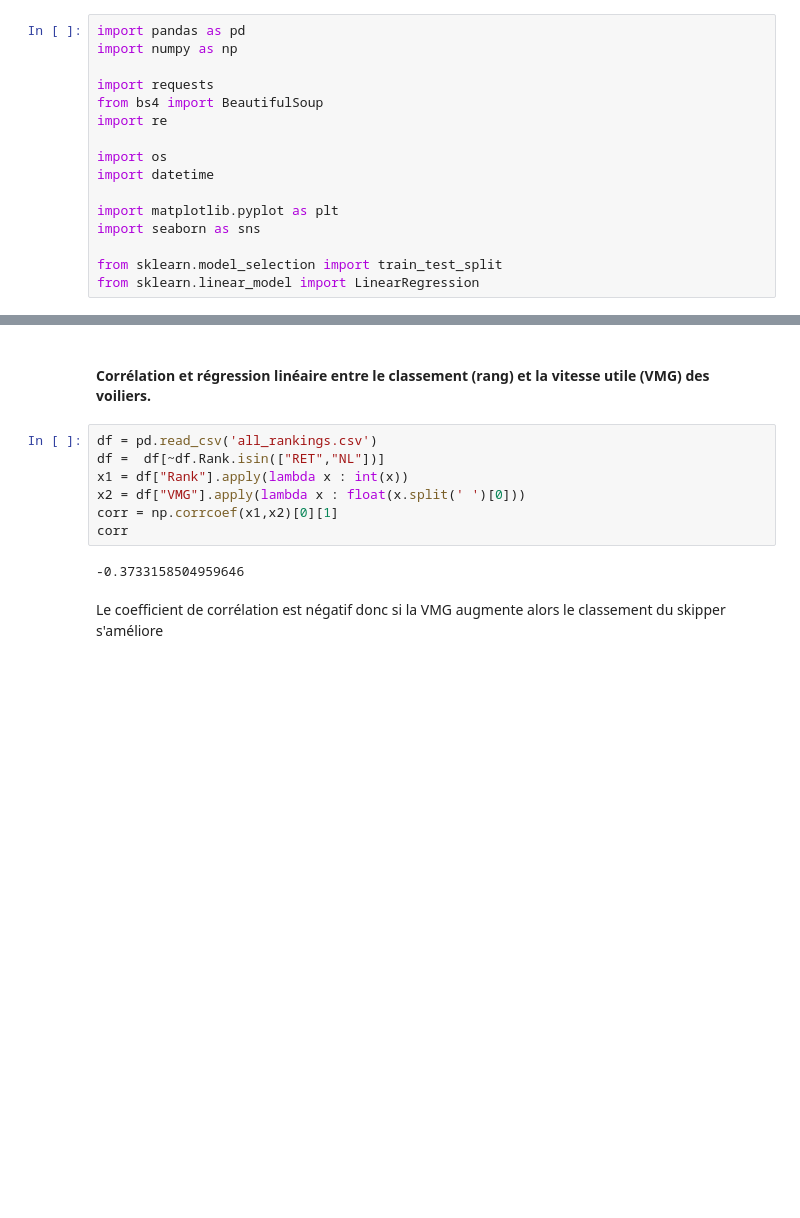
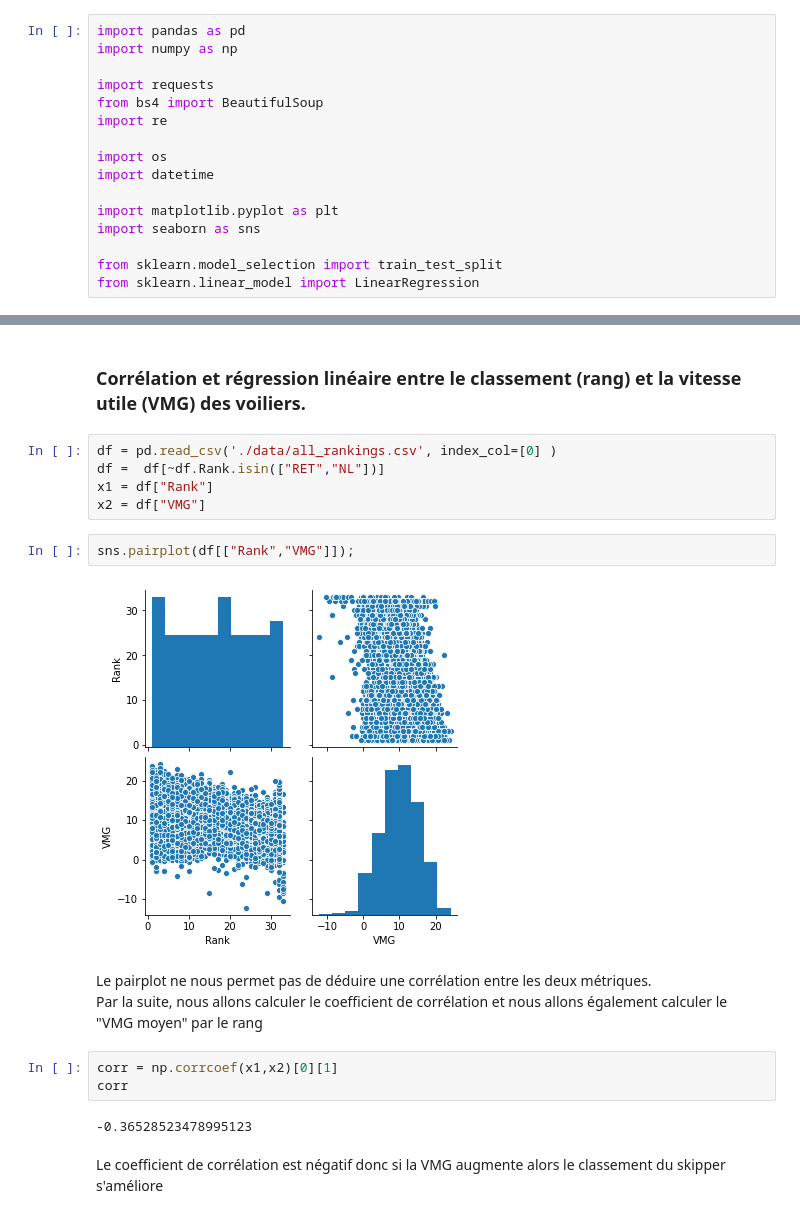
Before and after one commit to MahmoudBenboubker/Projet_Vendee_Globe, a Jupyter notebook: Projet_.ipynb, the cells around one changed output, grey strips where cells are left out. Cells and saved outputs as stored; diff of their text form; blank space fills up the shorter version.

```diff
--- a/Projet_.ipynb
+++ b/Projet_.ipynb
@@ -112,13 +172,21 @@ def merge_ranks_bateau():
 # %% [markdown]
-#### Corrélation et régression linéaire entre le classement (rang) et la vitesse utile (VMG) des voiliers.
+### Corrélation et régression linéaire entre le classement (rang) et la vitesse utile (VMG) des voiliers.
 # %%
-df = pd.read_csv('all_rankings.csv')
+df = pd.read_csv('./data/all_rankings.csv', index_col=[0] )
 df =  df[~df.Rank.isin(["RET","NL"])]
-x1 = df["Rank"].apply(lambda x : int(x))
-x2 = df["VMG"].apply(lambda x : float(x.split(' ')[0]))
-corr = np.corrcoef(x1,x2)[0][1]
-corr
+x1 = df["Rank"]
+x2 = df["VMG"]
-# %% [output]
--0.3733158504959646
+# %%
+sns.pairplot(df[["Rank","VMG"]]);
+# %% [output]
+[figure, added]
+# %% [markdown]
+Le pairplot ne nous permet pas de déduire une corrélation entre les deux métriques.
+Par la suite, nous allons calculer le coefficient de corrélation et nous allons également calculer le "VMG moyen" par le rang
+# %%
+corr = np.corrcoef(x1,x2)[0][1]
+corr
+# %% [output]
+-0.36528523478995123
 # %% [markdown]
 Le coefficient de corrélation est négatif donc si la VMG augmente alors le classement du skipper s'améliore
```
Also changed, not shown: parts of 56 cells of this notebook, 26 other files.
